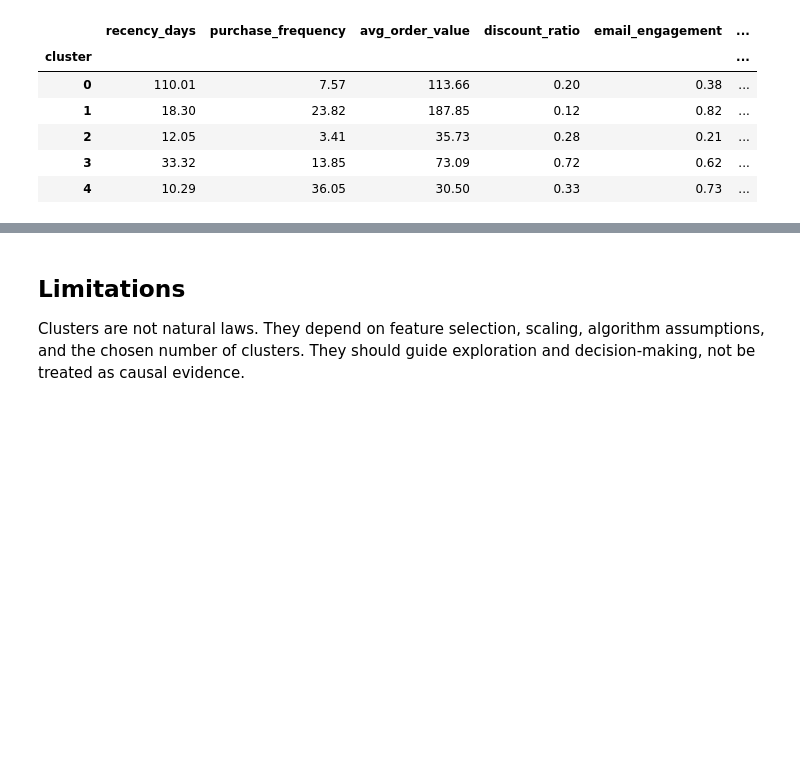
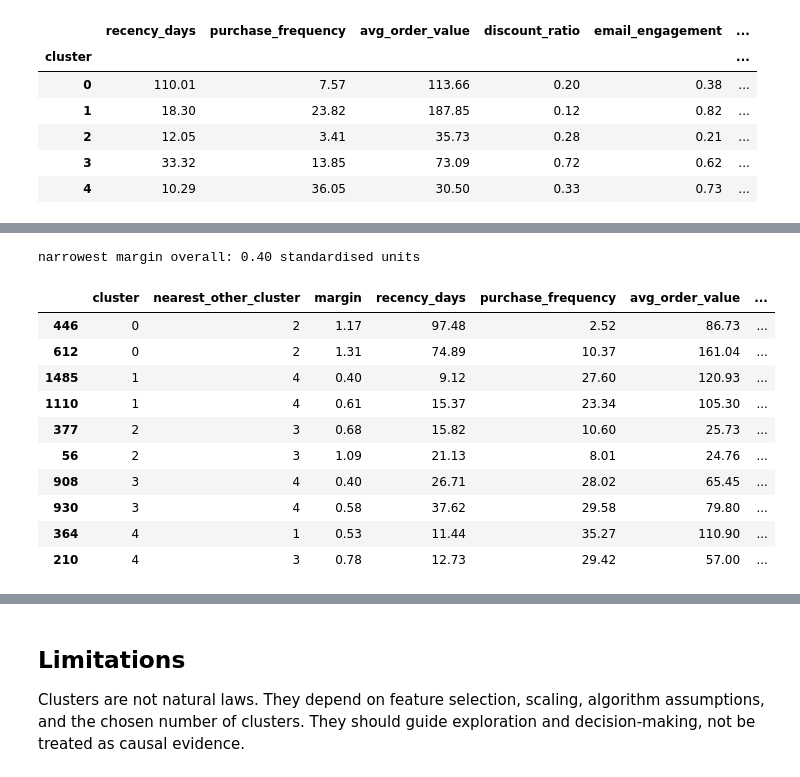
Before and after one commit to DiogoRibeiro7/applied-unsupervised-learning, a Jupyter notebook: notebooks/01_customer_segmentation_clustering.ipynb, the cells around one changed output, grey strips where cells are left out. Drawn from its saved outputs; the diff is of its cells as text; code cells hidden in the pictures; blank space fills up the shorter version.

```diff
--- a/notebooks/01_customer_segmentation_clustering.ipynb
+++ b/notebooks/01_customer_segmentation_clustering.ipynb
@@ -255,0 +385,21 @@ profile.round(2)
+# %%
+# The customers a slightly different fit would have placed elsewhere.
+edge = boundary_cases(features, selected_labels, n_examples=2)
+edge_view = edge[["cluster", "nearest_other_cluster", "margin", "recency_days",
+                  "purchase_frequency", "avg_order_value", "discount_ratio"]]
+
+print(f"narrowest margin overall: {edge['margin'].min():.2f} standardised units")
+edge_view.round(2)
+# %% [output]
+narrowest margin overall: 0.40 standardised units
+|  | cluster | nearest_other_cluster | margin | recency_days | purchase_frequency | avg_order_value | ... |
+| 446 | 0 | 2 | 1.17 | 97.48 | 2.52 | 86.73 | ... |
+| 612 | 0 | 2 | 1.31 | 74.89 | 10.37 | 161.04 | ... |
+| 1485 | 1 | 4 | 0.40 | 9.12 | 27.60 | 120.93 | ... |
+| 1110 | 1 | 4 | 0.61 | 15.37 | 23.34 | 105.30 | ... |
+| 377 | 2 | 3 | 0.68 | 15.82 | 10.60 | 25.73 | ... |
+| 56 | 2 | 3 | 1.09 | 21.13 | 8.01 | 24.76 | ... |
+| 908 | 3 | 4 | 0.40 | 26.71 | 28.02 | 65.45 | ... |
+| 930 | 3 | 4 | 0.58 | 37.62 | 29.58 | 79.80 | ... |
+| 364 | 4 | 1 | 0.53 | 11.44 | 35.27 | 110.90 | ... |
+| 210 | 4 | 3 | 0.78 | 12.73 | 29.42 | 57.00 | ... |
```
Also changed, not shown: parts of 7 cells of this notebook, 5 other files.
